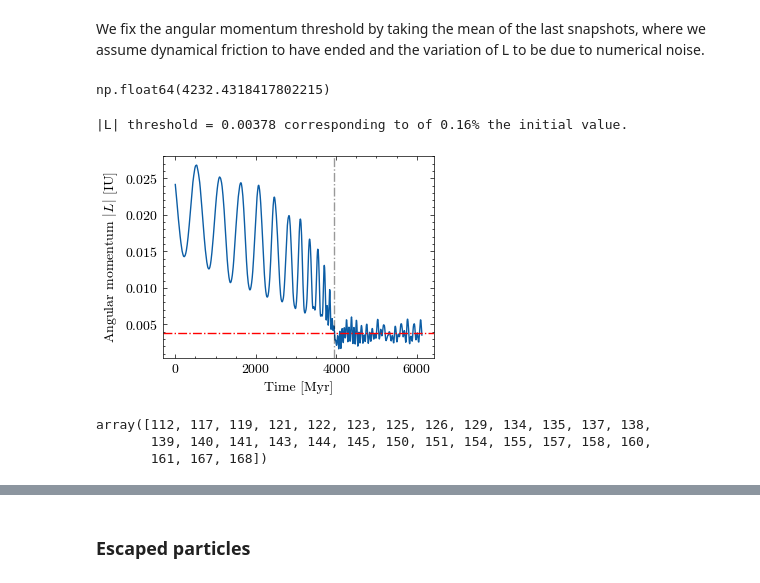
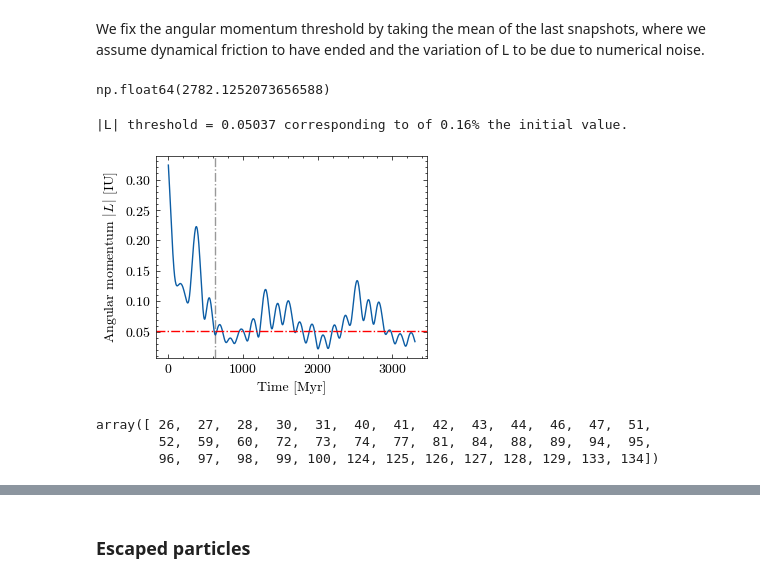
Before and after one commit to lisam10/stellar_systems_dynamics2024, a Jupyter notebook: final_exercise/Plotter.ipynb, the cells around one changed output, grey strips where cells are left out. Saved outputs shown, nothing was run; the diff lists cells and outputs as text; code cells hidden in the pictures.

```diff
--- a/final_exercise/Plotter.ipynb
+++ b/final_exercise/Plotter.ipynb
@@ -8,7 +8,7 @@ import scienceplots
 plt.style.use(['science', 'no-latex'])
 # %%
 two_dim = False
-inputname = 'runs/22_8/H_input_2025-08-22_12-11-13.txt'
+inputname = 'runs/23_9/H_input_2025-09-23_16-20-49.txt'
 outputname=inputname.replace('input', 'output')
 logname=inputname.replace('input', 'log')
 orbit_plot = True
@@ -447,7 +447,7 @@ We fix the angular momentum threshold by taking the mean of the last snapshots,
 # %%
 time_Myr[600]
 # %% [output]
-np.float64(4232.4318417802215)
+np.float64(2782.1252073656588)
 # %%
 L_conversion = 1 #MSOL_PER_IU * KPC_PER_IU**2 / MYR_PER_IU
 # %%
@@ -456,30 +456,30 @@ L_percent = L_threshold / L_BH[0]
 
 print(f'|L| threshold = {L_threshold:.5f} corresponding to of {L_percent:.2f}% the initial value.')
 # %% [output]
-|L| threshold = 0.00378 corresponding to of 0.16% the initial value.
+|L| threshold = 0.05037 corresponding to of 0.16% the initial value.
 # %%
 interval = 5
 xx = np.linspace(0, int(snap_number/interval) -  5, int(snap_number/interval) - 5, dtype = int) *5
 means = [np.mean(L_BH[i:i+interval]) for i in xx]
 # %%
-idx = np.array( np.where(np.isclose(means, L_threshold, atol = 5e-4))[0] )
+idx = np.array( np.where(np.isclose(means, L_threshold, atol = 1e-2))[0] )
 t_idx = idx * interval
 
 plt.plot(time_Myr, L_BH * L_conversion)
 #plt.plot(time_Myr[xx], means)
 plt.axhline(L_threshold * L_conversion, c = 'r', linestyle = '-.')
 plt.xlabel("Time [Myr]")
-plt.axvline(time_Myr[t_idx[0]], c = 'black', linestyle = '-.', alpha = 0.4)
+plt.axvline(time_Myr[t_idx[1]], c = 'black', linestyle = '-.', alpha = 0.4)
 plt.ylabel("Angular momentum $|L|$ [IU]")
 plt.show()
 # %% [output]
-[figure, old version]
+[figure, new version]
 # %%
 idx
 # %% [output]
-array([112, 117, 119, 121, 122, 123, 125, 126, 129, 134, 135, 137, 138,
-       139, 140, 141, 143, 144, 145, 150, 151, 154, 155, 157, 158, 160,
-       161, 167, 168])
+array([ 26,  27,  28,  30,  31,  40,  41,  42,  43,  44,  46,  47,  51,
+        52,  59,  60,  72,  73,  74,  77,  81,  84,  88,  89,  94,  95,
+        96,  97,  98,  99, 100, 124, 125, 126, 127, 128, 129, 133, 134])
 # %%
 dt_df = max(time_Myr[t_idx[1]] - time_Myr[t_idx[0]], time_Myr[t_idx[2]] - time_Myr[t_idx[1]])
 # %%
```
Also changed, not shown: parts of 19 cells of this notebook, 2 other files.
